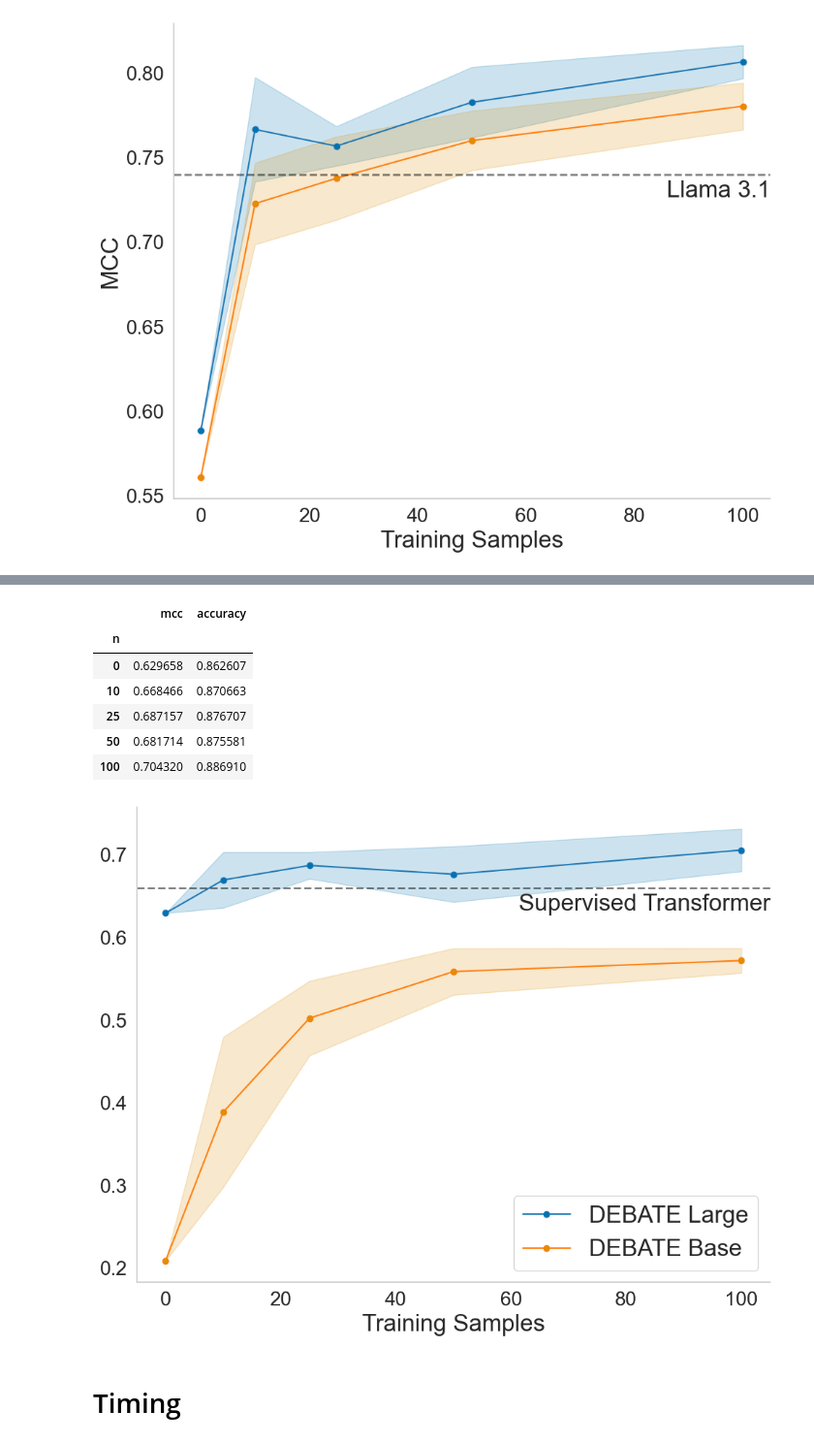
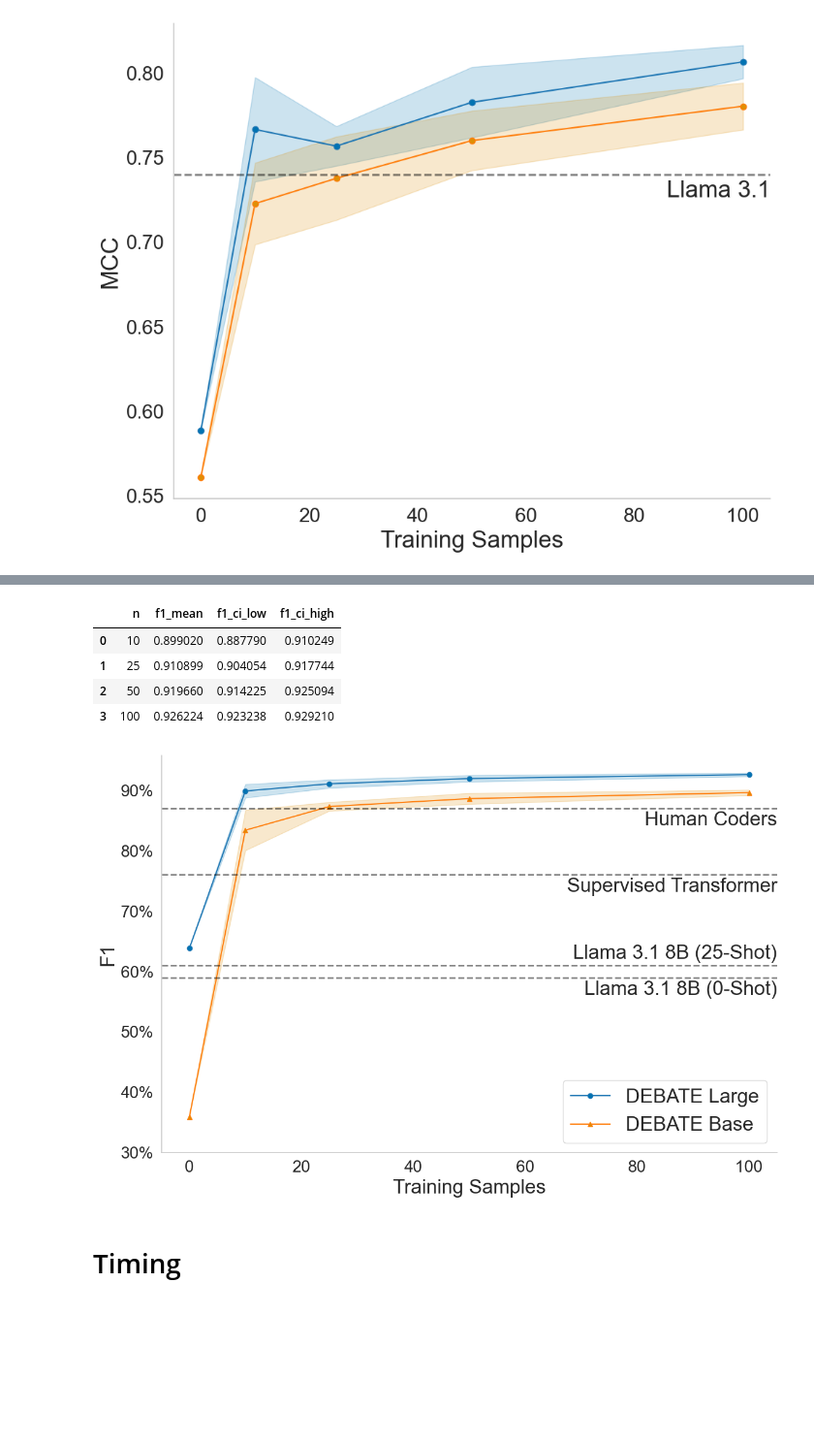
Before and after one commit to MLBurnham/pol_DEBATE, a Jupyter notebook: analysis/plots.ipynb, the cells around one changed output, grey strips where cells are left out. Shown: that part at 97% size. Drawn from its saved outputs; the diff is of its cells as text; code cells hidden in the pictures; blank space fills up the shorter version.

```diff
--- a/analysis/plots.ipynb
+++ b/analysis/plots.ipynb
@@ -336,18 +309,17 @@ fr.groupby('n').mean()
 # %%
-df.groupby('n').mean()
+df_grouped
 # %% [output]
-|  | mcc | accuracy |
-| n |  |  |
-| 0 | 0.629658 | 0.862607 |
-| 10 | 0.668466 | 0.870663 |
-| 25 | 0.687157 | 0.876707 |
-| 50 | 0.681714 | 0.875581 |
-| 100 | 0.704320 | 0.886910 |
+|  | n | f1_mean | f1_ci_low | f1_ci_high |
+| 0 | 10 | 0.899020 | 0.887790 | 0.910249 |
+| 1 | 25 | 0.910899 | 0.904054 | 0.917744 |
+| 2 | 50 | 0.919660 | 0.914225 | 0.925094 |
+| 3 | 100 | 0.926224 | 0.923238 | 0.929210 |
 # %%
-df = pd.read_csv('covid_fewshot_large2.csv')
-fr = pd.read_csv('covid_fewshot_base.csv')
-#df = pd.read_csv('motn_fewshot_base.csv')
-#fr = pd.read_csv('motn_fewshot_large.csv')
+df = pd.read_csv('../data/covid_fewshot_large.csv')
+fr = pd.read_csv('../data/covid_fewshot_base.csv')
+
+metric = 'f1'
+
 textsize = 24
 def calculate_ci(data):
     return stats.t.interval(confidence=0.95, df=len(data)-1, loc=np.mean(data), scale=stats.sem(data))
@@ -355,55 +327,61 @@ def calculate_ci(data):
 custom_palette = sns.color_palette("colorblind", 2)
 
 # Group by 'n' and calculate mean MCC and confidence intervals for both dataframes
-df_grouped = df.groupby('n').agg({'mcc': ['mean', calculate_ci]}).reset_index()
+df_grouped = df.groupby('n').agg({metric: ['mean', calculate_ci]}).reset_index()
 df_grouped.columns = df_grouped.columns.to_flat_index()
-df_grouped.columns = ['n', 'mcc_mean', 'ci']
-df_grouped['mcc_ci_low'] = [ci[0] for ci in df_grouped['ci']]
-df_grouped['mcc_ci_high'] = [ci[1] for ci in df_grouped['ci']]
+df_grouped.columns = ['n', f'{metric}_mean', 'ci']
+df_grouped[f'{metric}_ci_low'] = [ci[0] for ci in df_grouped['ci']]
+df_grouped[f'{metric}_ci_high'] = [ci[1] for ci in df_grouped['ci']]
 df_grouped.drop('ci', axis = 1, inplace = True)
-df_grouped.fillna(df_grouped[df_grouped['n'] == 0]['mcc_mean'][0], inplace = True)
+df_grouped.fillna(df_grouped[df_grouped['n'] == 0][f'{metric}_mean'][0], inplace = True)
 
-fr_grouped = fr.groupby('n').agg({'mcc': ['mean', calculate_ci]}).reset_index()
+fr_grouped = fr.groupby('n').agg({metric: ['mean', calculate_ci]}).reset_index()
 fr_grouped.columns = fr_grouped.columns.to_flat_index()
-fr_grouped.columns = ['n', 'mcc_mean', 'ci']
-fr_grouped['mcc_ci_low'] = [ci[0] for ci in fr_grouped['ci']]
-fr_grouped['mcc_ci_high'] = [ci[1] for ci in fr_grouped['ci']]
+fr_grouped.columns = ['n', f'{metric}_mean', 'ci']
+fr_grouped[f'{metric}_ci_low'] = [ci[0] for ci in fr_grouped['ci']]
+fr_grouped[f'{metric}_ci_high'] = [ci[1] for ci in fr_grouped['ci']]
 fr_grouped.drop('ci', axis = 1, inplace = True)
-fr_grouped.fillna(fr_grouped[fr_grouped['n'] == 0]['mcc_mean'][0], inplace = True)
+fr_grouped.fillna(fr_grouped[fr_grouped['n'] == 0][f'{metric}_mean'][0], inplace = True)
+
 
 # Create the plot
-plt.figure(figsize=(10, 8))
+plt.figure(figsize=(12, 8))
 #sns.set_style("whitegrid")
 
 # Plot lines for both dataframes
-plt.plot(df_grouped['n'], df_grouped['mcc_mean'], label='DEBATE Large', marker='o', markerfacecolor=custom_palette[0])
-plt.plot(fr_grouped['n'], fr_grouped['mcc_mean'], label='DEBATE Base', marker='o', markerfacecolor=custom_palette[1])
+plt.plot(df_grouped['n'], df_grouped[f'{metric}_mean'], label='DEBATE Large', marker='o', markerfacecolor=custom_palette[0])
+plt.plot(fr_grouped['n'], fr_grouped[f'{metric}_mean'], label='DEBATE Base', marker='^', markerfacecolor=custom_palette[1])
 sns.despine(top=True, right=True)
 # Add confidence intervals
-plt.fill_between(df_grouped['n'], df_grouped['mcc_ci_low'], df_grouped['mcc_ci_high'], alpha=0.2, color = custom_palette[0])
-plt.fill_between(fr_grouped['n'], fr_grouped['mcc_ci_low'], fr_grouped['mcc_ci_high'], alpha=0.2, color=custom_palette[1])
+plt.fill_between(df_grouped['n'], df_grouped[f'{metric}_ci_low'], df_grouped[f'{metric}_ci_high'], alpha=0.2, color = custom_palette[0])
+plt.fill_between(fr_grouped['n'], fr_grouped[f'{metric}_ci_low'], fr_grouped[f'{metric}_ci_high'], alpha=0.2, color=custom_palette[1])
 
 plt.grid(axis='y', which='both', linestyle='', alpha=0.7)
 plt.grid(axis='x', which='both', linestyle='', alpha=0.7)
 
-plt.axhline(y=0.66, color='black', linestyle='--', linewidth=2, alpha = 0.5)
-#plt.axhline(y=0.74, color=custom_palette[1], linestyle='--', linewidth=2, alpha = 0.5)
+plt.axhline(y=0.87, color='black', linestyle='--', linewidth=2, alpha = 0.5)
+plt.axhline(y=0.76, color='black', linestyle='--', linewidth=2, alpha = 0.5)
+plt.axhline(y=0.61, color='black', linestyle='--', linewidth=2, alpha = 0.5)
+plt.axhline(y=0.59, color='black', linestyle='--', linewidth=2, alpha = 0.5)
 
 # Add annotations
-plt.text(plt.xlim()[1], 0.64, 'Supervised Transformer', va='center', ha='right', size = textsize)
+plt.text(plt.xlim()[1], 0.85, 'Human Coders', va='center', ha='right', size = textsize)
+plt.text(plt.xlim()[1], 0.74, 'Supervised Transformer', va='center', ha='right', size = textsize)
+plt.text(plt.xlim()[1], 0.63, 'Llama 3.1 8B (25-Shot)', va='center', ha='right', size = textsize)
+plt.text(plt.xlim()[1], 0.57, 'Llama 3.1 8B (0-Shot)', va='center', ha='right', size = textsize)
 plt.tick_params(axis = 'both', labelsize = textsize-4)
-
+plt.yticks(ticks = [.3, .4, .5, .6, .7, .8, .9], labels = ['30%','40%', '50%', '60%', '70%', '80%', '90%'])
 # Customize the plot
 plt.xlabel('Training Samples', size = textsize)
-plt.ylabel('', size = textsize)
+plt.ylabel('F1', size = textsize)
 plt.title('')
 plt.legend(loc = 'lower right', fontsize = textsize)
 plt.tight_layout()
-plt.savefig('plots/fewshot_covid.png')
+plt.savefig('../plots/fewshot_covid.png', dpi = 300)
 # Show the plot
 plt.show()
 # %% [output]
-[figure, old version]
+[figure, new version]
 # %% [markdown]
 # Timing
 # %%
```
Also changed, not shown: parts of 5 cells of this notebook.
